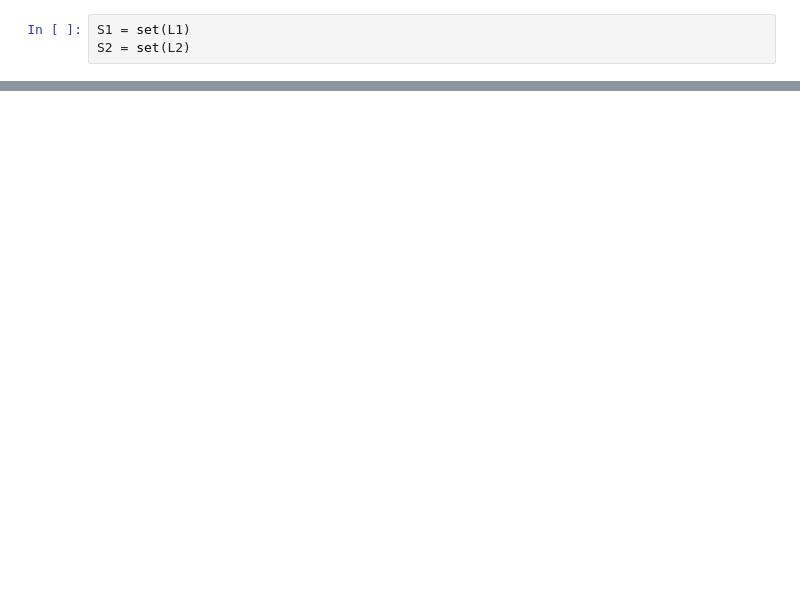
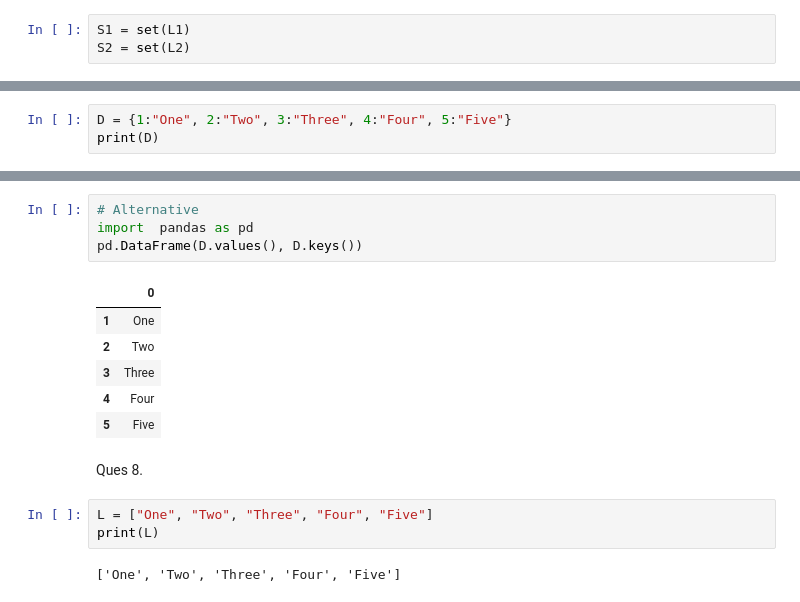
Before and after one commit to theharshkwatra/Python-Basics, a Jupyter notebook: Basics_of_Python.ipynb, the cells around one changed output, grey strips where cells are left out. Cells and saved outputs as stored; diff of their text form; blank space fills up the shorter version.

```diff
--- a/Basics_of_Python.ipynb
+++ b/Basics_of_Python.ipynb
@@ -290,0 +401,3 @@ print(list(S1.symmetric_difference(S2)))
+# %%
+D = {1:"One", 2:"Two", 3:"Three", 4:"Four", 5:"Five"}
+print(D)
@@ -290,0 +415,18 @@ print(list(S1.symmetric_difference(S2)))
+# %%
+# Alternative
+import  pandas as pd
+pd.DataFrame(D.values(), D.keys())
+# %% [output]
+|  | 0 |
+| 1 | One |
+| 2 | Two |
+| 3 | Three |
+| 4 | Four |
+| 5 | Five |
+# %% [markdown]
+Ques 8.
+# %%
+L = ["One", "Two", "Three", "Four", "Five"]
+print(L)
+# %% [output]
+['One', 'Two', 'Three', 'Four', 'Five']
```
Also changed, not shown: parts of 22 cells of this notebook.
